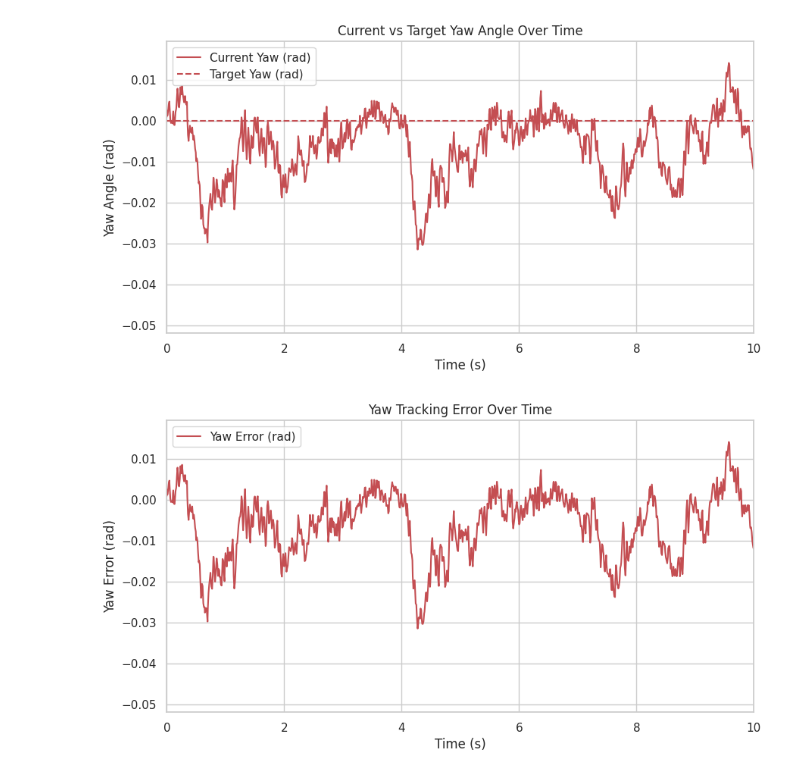
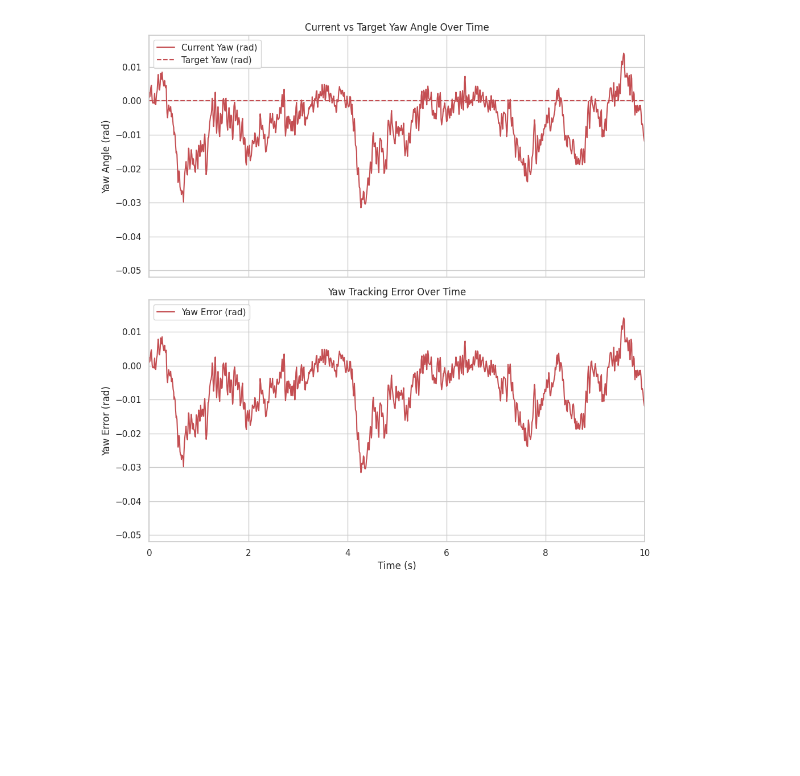
Before and after one commit to utiasDSL/safe-control-gym, a Jupyter notebook: lab2/plot.ipynb, the cells around one changed output. Drawn from its saved outputs; the diff is of its cells as text; code cells hidden in the pictures; blank space fills up the shorter version.

```diff
--- a/lab2/plot.ipynb
+++ b/lab2/plot.ipynb
@@ -79,36 +75,29 @@ plt.savefig('./figures/position_error.png')
-# %%
-plt.figure(figsize=(10, 5))
-
-# Plot yaw angles
-plt.plot(df['timestamp'], df['cur_rpy_z'], label='Current Yaw (rad)', color=palette[3], linestyle='-')
-plt.plot(df['timestamp'], df['desired_euler_z'], label='Target Yaw (rad)', color=palette[3], linestyle='--')
-
-# Set x-axis limits
-plt.xlim([0, 10])
-
-# Beautify the plot
-plt.legend()
-plt.title('Current vs Target Yaw Angle Over Time')
-plt.xlabel('Time (s)')
-plt.ylabel('Yaw Angle (rad)')
-plt.savefig('./figures/yaw.png')
-# %% [output]
-[figure, removed]
-# %%
-plt.figure(figsize=(10, 5))
-
-# Plot yaw error
-plt.plot(df['timestamp'], df['cur_rpy_z'] - df['desired_euler_z'],
-         label='Yaw Error (rad)', color=palette[3], linestyle='-')
-
-# Set x-axis limits
-plt.xlim([0, 10])
-
-# Beautify the plot
-plt.legend()
-plt.title('Yaw Tracking Error Over Time')
-plt.xlabel('Time (s)')
-plt.ylabel('Yaw Error (rad)')
-plt.savefig('./figures/yaw_error.png')
-# %% [output]
-[figure, removed]
+# %%
+# Create figure and subplots
+fig, axes = plt.subplots(2, 1, figsize=(10, 10), sharex=True)  # 2 rows, 1 column, shared x-axis
+
+# --- Top Plot: Current vs Target Yaw Angle ---
+axes[0].plot(df['timestamp'], df['cur_rpy_z'], label='Current Yaw (rad)', color=palette[3], linestyle='-')
+axes[0].plot(df['timestamp'], df['desired_euler_z'], label='Target Yaw (rad)', color=palette[3], linestyle='--')
+
+axes[0].set_xlim([0, 10])
+axes[0].set_title('Current vs Target Yaw Angle Over Time')
+axes[0].set_ylabel('Yaw Angle (rad)')
+axes[0].legend()
+
+# --- Bottom Plot: Yaw Tracking Error ---
+axes[1].plot(df['timestamp'], df['cur_rpy_z'] - df['desired_euler_z'],
+             label='Yaw Error (rad)', color=palette[3], linestyle='-')
+
+axes[1].set_xlim([0, 10])
+axes[1].set_title('Yaw Tracking Error Over Time')
+axes[1].set_xlabel('Time (s)')
+axes[1].set_ylabel('Yaw Error (rad)')
+axes[1].legend()
+
+# Adjust layout and save
+plt.tight_layout()
+plt.savefig('./figures/yaw.png')
+plt.show()
+# %% [output]
+[figure, added]
```
Also changed, not shown: parts of 2 cells of this notebook, 2 other files.
